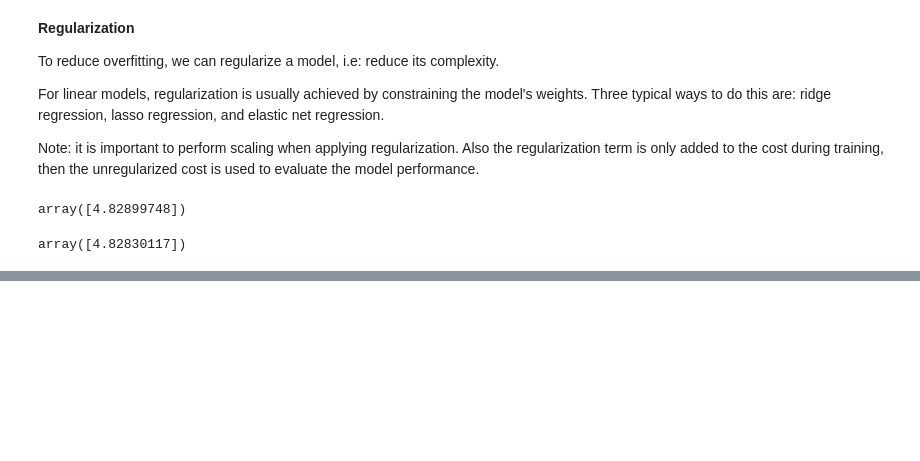
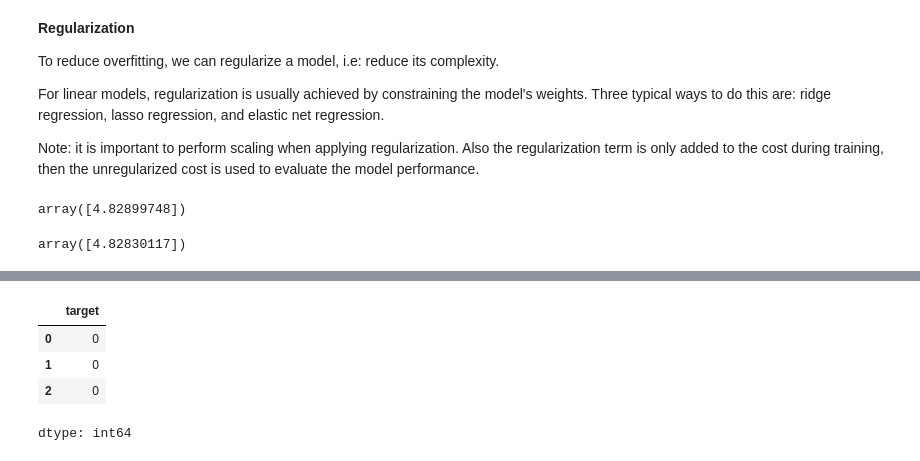
Before and after one commit to salamhha/handson-ml3, a Jupyter notebook: practice/Chapter04.ipynb, the cells around one changed output, grey strips where cells are left out. Saved outputs shown, nothing was run; the diff lists cells and outputs as text; code cells hidden in the pictures; blank space fills up the shorter version.

```diff
--- a/practice/Chapter04.ipynb
+++ b/practice/Chapter04.ipynb
@@ -205,0 +269,8 @@ array([4.82830117])
+# %%
+iris.target.head(3)
+# %% [output]
+|  | target |
+| 0 | 0 |
+| 1 | 0 |
+| 2 | 0 |
+dtype: int64
```
Also changed, not shown: parts of 13 cells of this notebook.
